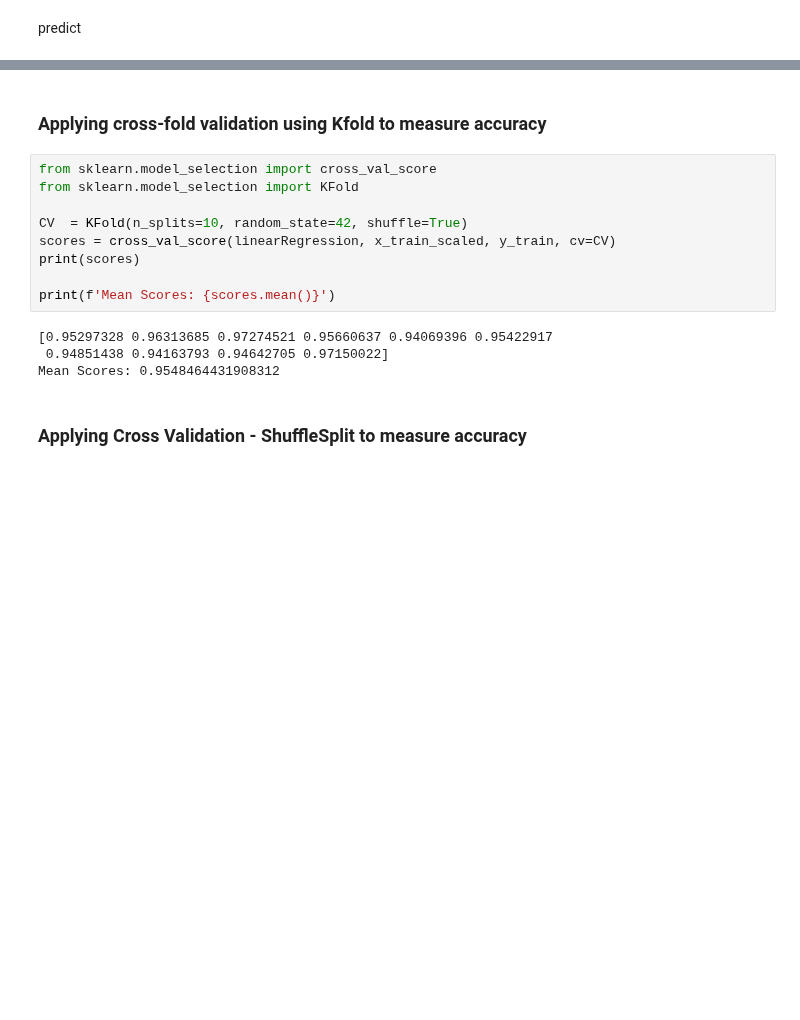
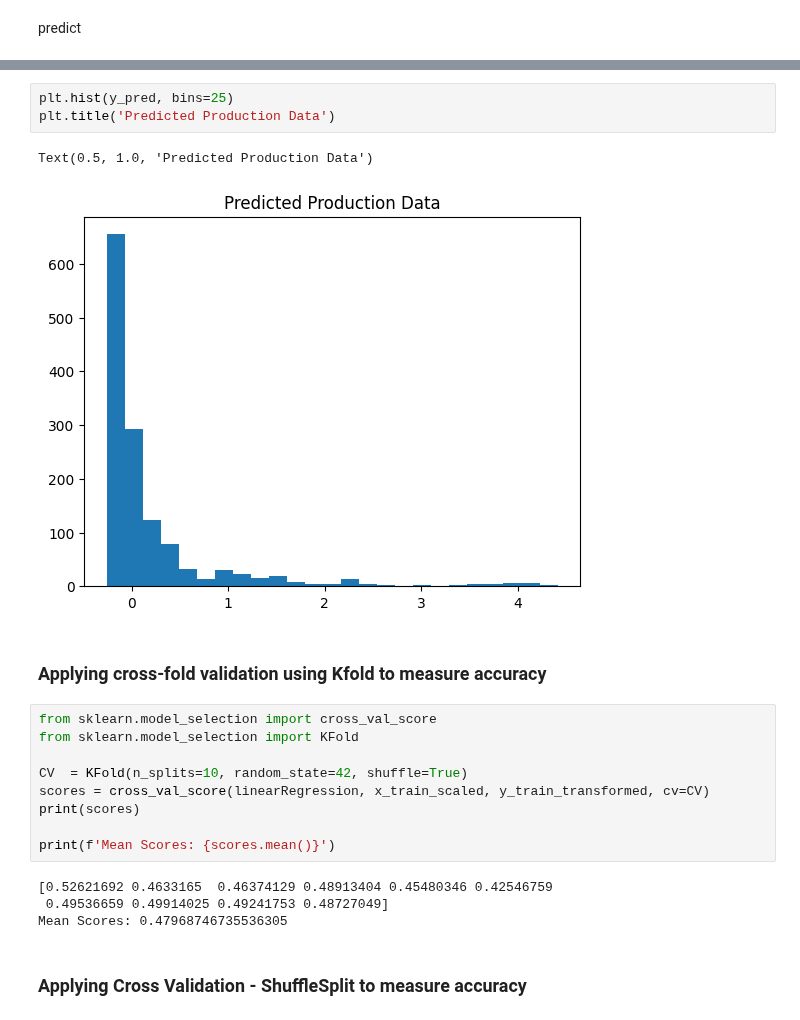
Before and after one commit to kazeulo/Project_197, a Jupyter notebook: ML_algorithms/linear_regression.ipynb, the cells around one changed output, grey strips where cells are left out. Saved outputs shown, nothing was run; the diff lists cells and outputs as text; blank space fills up the shorter version.

```diff
--- a/ML_algorithms/linear_regression.ipynb
+++ b/ML_algorithms/linear_regression.ipynb
@@ -217,3 +287,9 @@ array([10976.36079628, 18874.08389037, 19980.40227026, ...,
+# %%
+plt.hist(y_pred, bins=25)
+plt.title('Predicted Production Data')
+# %% [output]
+Text(0.5, 1.0, 'Predicted Production Data')
+[figure, added]
 # %% [markdown]
 ### Applying cross-fold validation using Kfold to measure accuracy
 # %%
@@ -221,14 +297,14 @@ from sklearn.model_selection import cross_val_score
 from sklearn.model_selection import KFold
 
 CV  = KFold(n_splits=10, random_state=42, shuffle=True)
-scores = cross_val_score(linearRegression, x_train_scaled, y_train, cv=CV)
+scores = cross_val_score(linearRegression, x_train_scaled, y_train_transformed, cv=CV)
 print(scores)
 
 print(f'Mean Scores: {scores.mean()}')
 # %% [output]
-[0.95297328 0.96313685 0.97274521 0.95660637 0.94069396 0.95422917
- 0.94851438 0.94163793 0.94642705 0.97150022]
-Mean Scores: 0.9548464431908312
+[0.52621692 0.4633165  0.46374129 0.48913404 0.45480346 0.42546759
+ 0.49536659 0.49914025 0.49241753 0.48727049]
+Mean Scores: 0.47968746735536305
 # %% [markdown]
 ### Applying Cross Validation - ShuffleSplit to measure accuracy
 # %%
```
Also changed, not shown: parts of 20 cells of this notebook.
